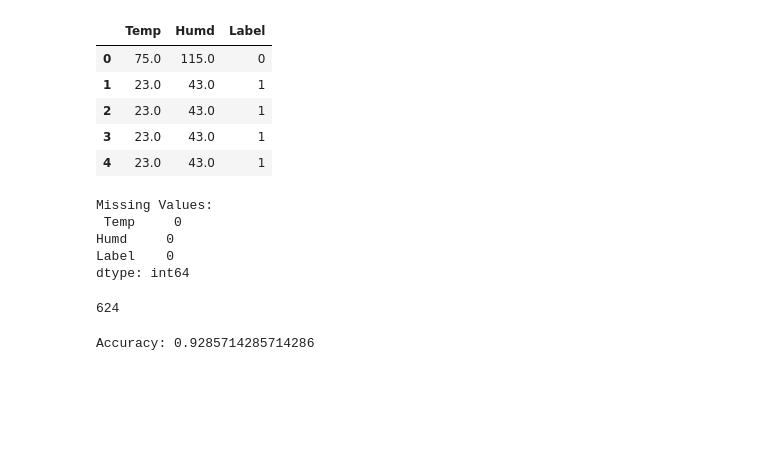
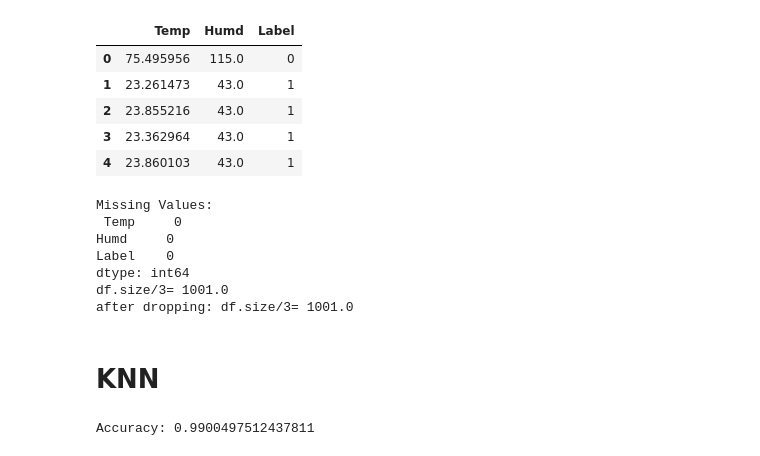
Before and after one commit to DarthHaxo/ENDG510_Lab, a Jupyter notebook: ML_lab.ipynb, the cells around one changed output. Cells and saved outputs as stored; diff of their text form; code cells hidden in the pictures; blank space fills up the shorter version.

```diff
--- a/ML_lab.ipynb
+++ b/ML_lab.ipynb
@@ -18,21 +18,30 @@ from sklearn import metrics #module for evaluating performance
 # %%
 #load your data
-df = pd.read_csv("data_attack.csv") #change the name accordingly
+df = pd.read_csv("data_attack.csv")
+df = pd.read_csv("data_attack_noisy_1.csv") #added random number (0 to 1) to every number
 df.head() # prints top 5 rows from the datatset to check data is load or no
 # %% [output]
 |  | Temp | Humd | Label |
-| 0 | 75.0 | 115.0 | 0 |
-| 1 | 23.0 | 43.0 | 1 |
-| 2 | 23.0 | 43.0 | 1 |
-| 3 | 23.0 | 43.0 | 1 |
-| 4 | 23.0 | 43.0 | 1 |
+| 0 | 75.495956 | 115.0 | 0 |
+| 1 | 23.261473 | 43.0 | 1 |
+| 2 | 23.855216 | 43.0 | 1 |
+| 3 | 23.362964 | 43.0 | 1 |
+| 4 | 23.860103 | 43.0 | 1 |
 # %%
 #  Check for missing values
 missing_values = df.isnull().sum()
 print("Missing Values:\n", missing_values)
+print(f'{df.size/3= }')
+df = df.drop_duplicates()
+print(f'after dropping: {df.size/3= }')
+
+x = df.drop(['Label'],axis=1) #remove class or label
+y = df['Label'] #load label
 # %% [output]
 Missing Values:
  Temp     0
 Humd     0
 Label    0
 dtype: int64
+df.size/3= 1001.0
+after dropping: df.size/3= 1001.0
@@ -42,4 +47,0 @@ df = df.drop_duplicates()
-# %%
-df.size
-# %% [output]
-624
@@ -57,8 +57,9 @@ x_test = scaler.transform(x_test) #scale test set
+# %% [markdown]
+# KNN
 # %%
 z = KNeighborsClassifier(n_neighbors=3) # KNN classifier for 3 neighbours
 KNN = z.fit(x_train,y_train) # start training
 predict = KNN.predict(x_test) # performance in the test set
+print("Accuracy:", metrics.accuracy_score(y_test,predict)) # evaluating the performance based on accuracy
+# %% [output]
+Accuracy: 0.9900497512437811
-# %%
-print("Accuracy:", metrics.accuracy_score(y_test,predict)) # evaluating the performance based on accuracy
-# %% [output]
-Accuracy: 0.9285714285714286
```
Also changed, not shown: parts of 15 cells of this notebook, 2 other files.
